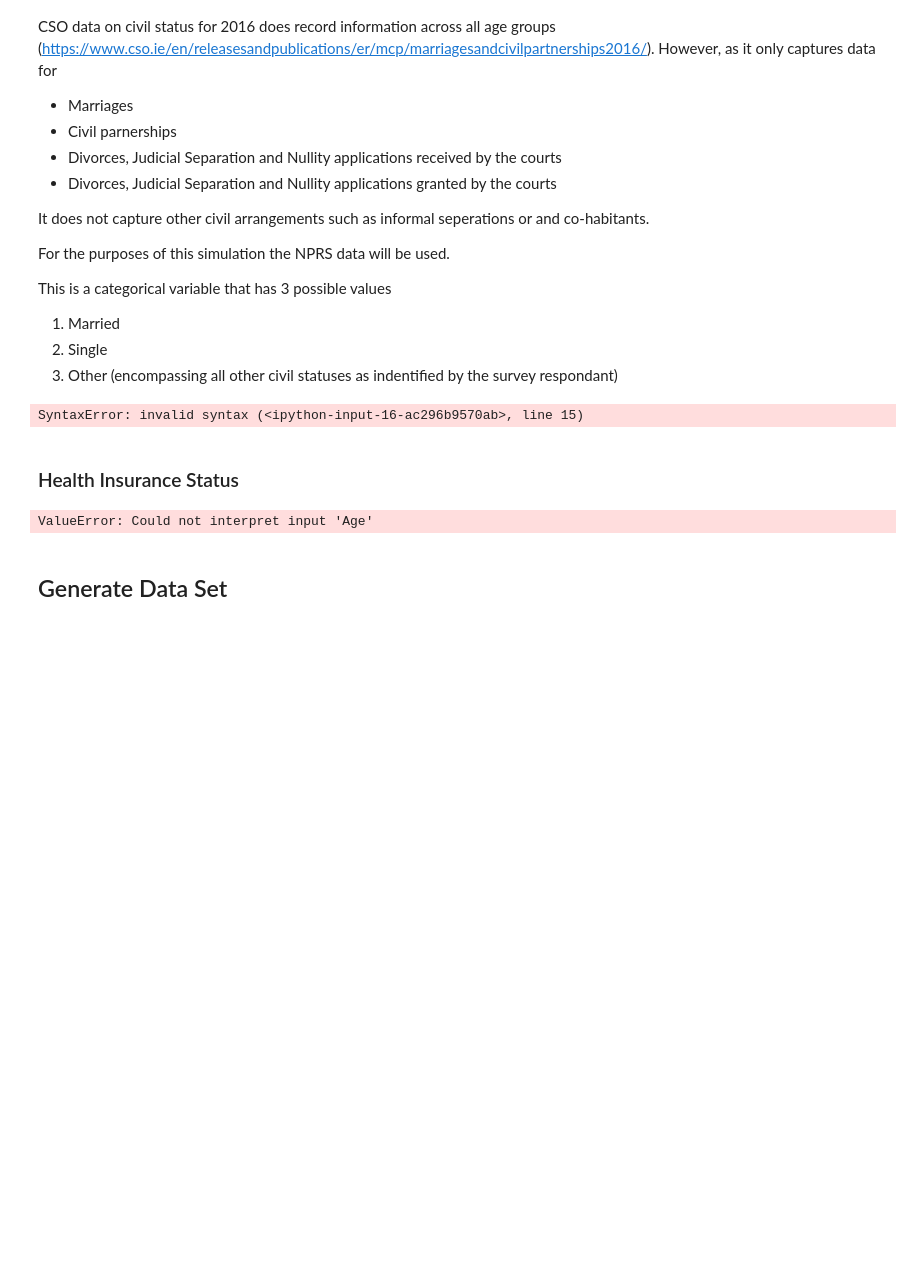
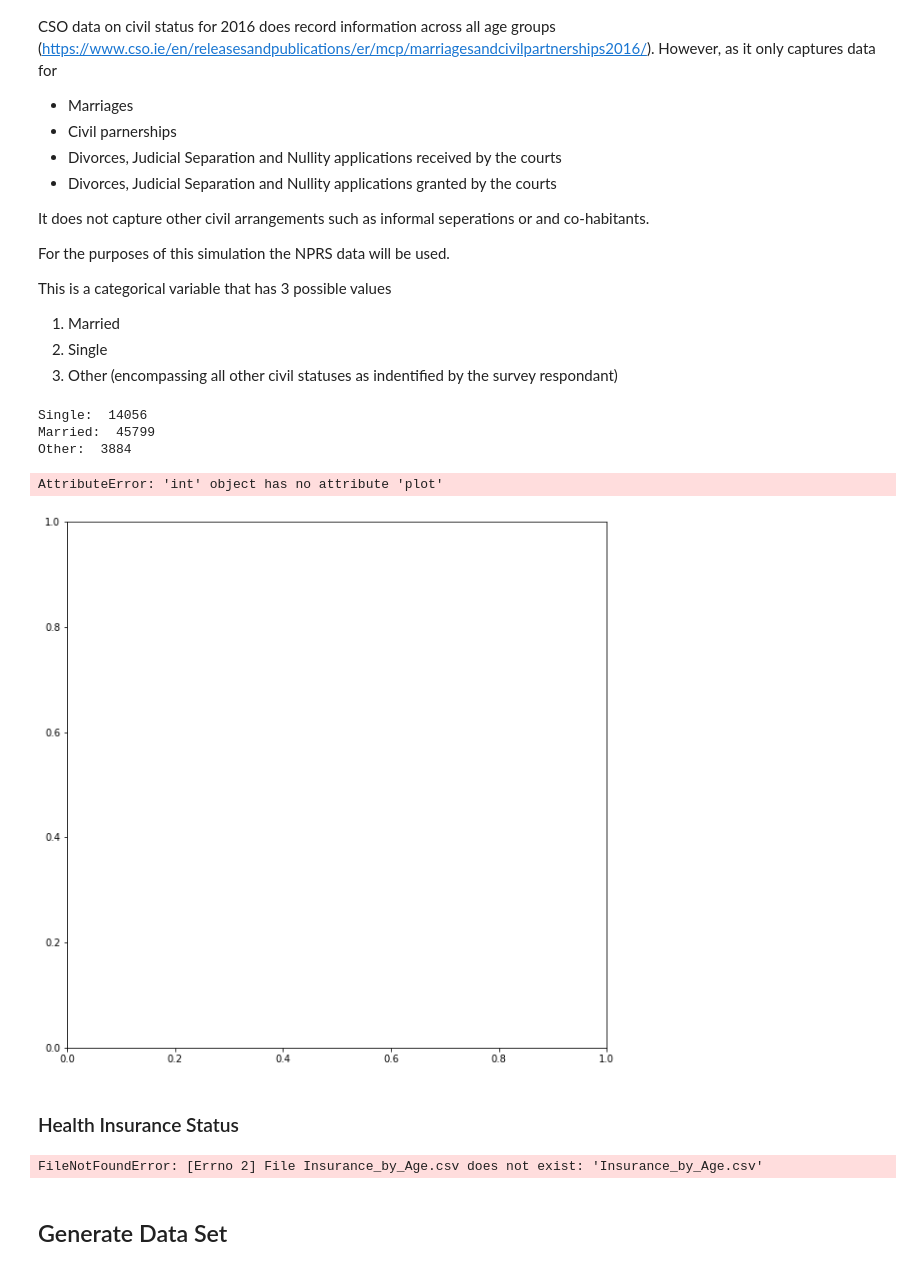
Before and after one commit to SharonNicG/52465-Project, a Jupyter notebook: Simulated Phenomenon.ipynb, the cells around one changed output. Saved outputs shown, nothing was run; the diff lists cells and outputs as text; code cells hidden in the pictures; blank space fills up the shorter version.

```diff
--- a/Simulated Phenomenon.ipynb
+++ b/Simulated Phenomenon.ipynb
@@ -130,45 +139,38 @@ civil_status = rng.choice(civil_status, n, p=[0.22, 0.72, 0.06])
 print("Single: ", np.count_nonzero(civil_status == 'single'))
 print("Married: ", np.count_nonzero(civil_status == 'married'))
 print("Other: ", np.count_nonzero(civil_status == 'other'))
-
-# https://medium.com/@kvnamipara/a-better-visualisation-of-pie-charts-by-matplotlib-935b7667d77f
-a = np.count_nonzero(civil_status == 'single'
-b = np.count_nonzero(civil_status == 'married'
-c = np.count_nonzero(civil_status == 'other'
-
-# define pie slice sizes
-sizes = [a, b, c]
-
-# define labels
-labels = ['Single', 'Married', 'Other']
-
-# only "explode" the 2nd slice
-explode = (0, 0.1, 0, 0)
-
-fig1, ax1 = plt.subplots()
-ax1.pie(sizes, explode=explode, labels=labels, autopct='%1.1f%%',
-        shadow=True, startangle=90)
-
-ax1.axis('equal')  # Equal aspect ratio ensures that pie is drawn as a circle.
-
-plt.show()
 # %% [output]
-SyntaxError: invalid syntax (<ipython-input-16-ac296b9570ab>, line 15)
+Single:  14056
+Married:  45799
+Other:  3884
+# %%
+# https://towardsdatascience.com/clearing-the-confusion-once-and-for-all-fig-ax-plt-subplots-b122bb7783ca
+fig = plt.subplots(figsize=(10, 10))
+ax = dpi=100
+
+# Create the x position
+x_pos = np.arange(7)
+
+ax.plot(x_pos, civil_status.loc['Single', :], marker='s', label='Single')
+ax.plot(x_pos, civil_status.loc['Married', :], marker='s', label='Married')
+ax.plot(x_pos, civil_status.loc['Other', :], marker='s', label='Other')
+
+ax.set_title('Maternal Age and Marital_Status')
+ax.set_xlabel('Age')
+ax.set_ylabel('Marital Status - Frequency')
+
+ax.set_xticks(x_pos)
+ax.set_xticklabels(civil_status.columns, rotation=90)
+
+ax.legend()
+# %% [output]
+AttributeError: 'int' object has no attribute 'plot'
+[figure, added]
 # %% [markdown]
 ### Health Insurance Status
-# %%
-#reading in csv file for dataset
-data = pd.read_csv('Data\Insurance by Age.csv')
-
-# drop last n rows
-# https://stackoverflow.com/questions/26921651/how-to-delete-the-last-row-of-data-of-a-pandas-dataframe
-age = age[:-1]
-
-# Plot
-sns.catplot(x="Age", y="Number Insured", data = age)
-
-plt.xlabel('Age Group')
-plt.ylabel('Number of people insured')
-plt.grid()
-# %% [output]
-ValueError: Could not interpret input 'Age'
+# %%
+data = pd.read_csv('Insurance_by_Age.csv', index_col='Age')
+data = data.T
+data
+# %% [output]
+FileNotFoundError: [Errno 2] File Insurance_by_Age.csv does not exist: 'Insurance_by_Age.csv'
```
Also changed, not shown: parts of 6 cells of this notebook, 3 other files.
